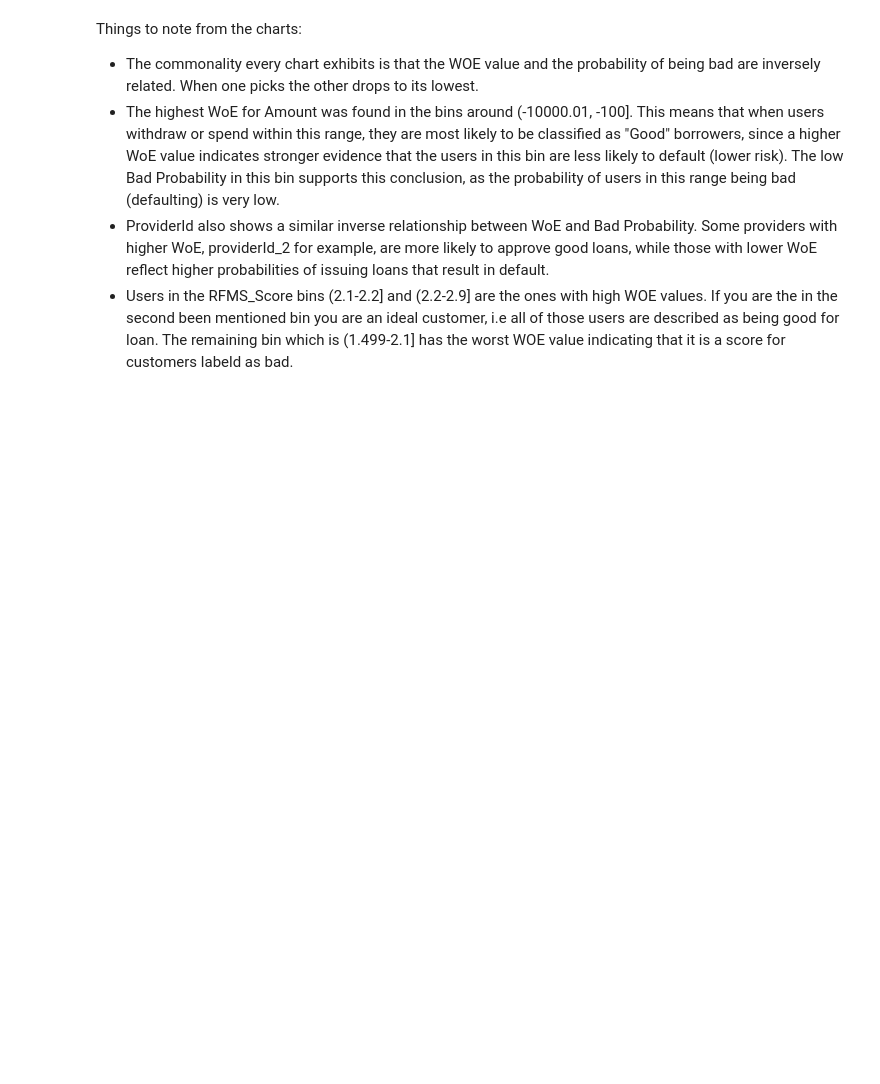
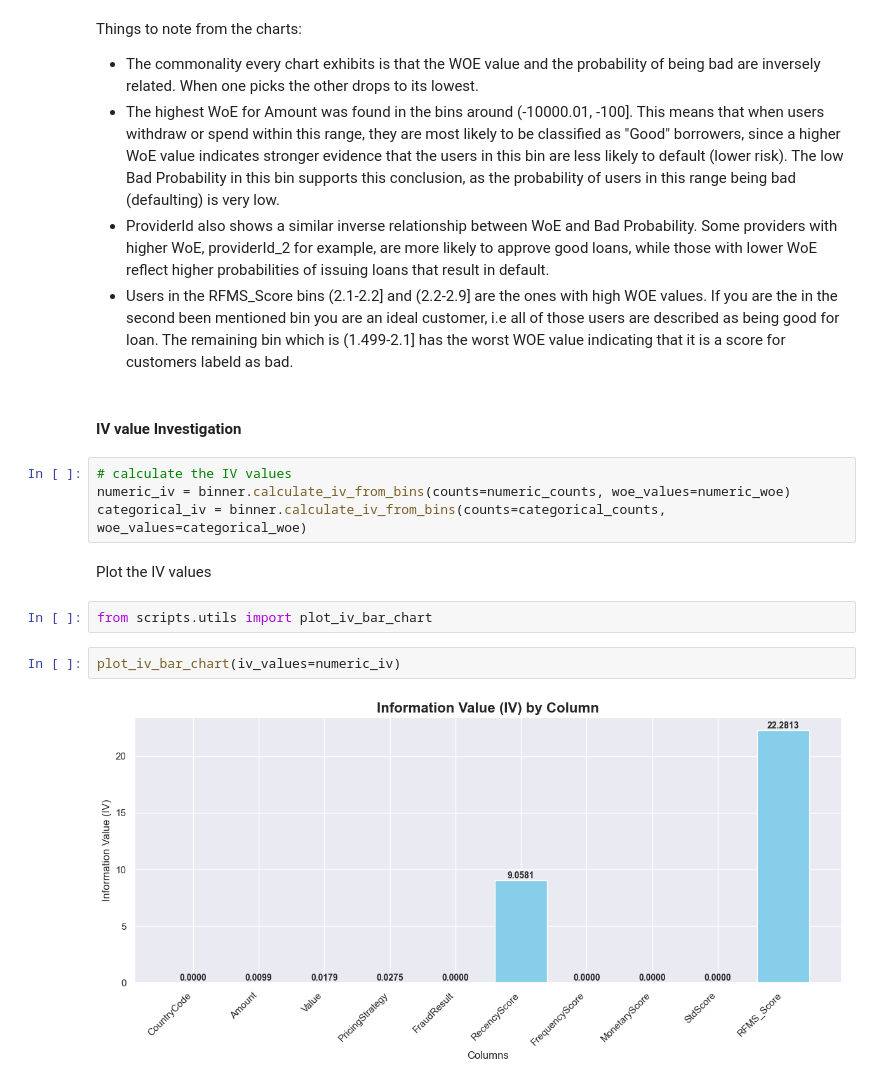
Before and after one commit to WildCayote/Bati-Bank-Credit-Scoring, a Jupyter notebook: notebooks/user_value_analysis.ipynb, the cells around one changed output. Drawn from its saved outputs; the diff is of its cells as text; blank space fills up the shorter version.

Commit message:
Feat: Finished IV calcualtion, plotting and investigation

```diff
--- a/notebooks/user_value_analysis.ipynb
+++ b/notebooks/user_value_analysis.ipynb
@@ -386,3 +386,17 @@ Things to note from the charts:
 - The highest WoE for Amount was found in the bins around (-10000.01, -100]. This means that when users withdraw or spend within this range, they are most likely to be classified as "Good" borrowers, since a higher WoE value indicates stronger evidence that the users in this bin are less likely to default (lower risk). The low Bad Probability in this bin supports this conclusion, as the probability of users in this range being bad (defaulting) is very low.
 - ProviderId also shows a similar inverse relationship between WoE and Bad Probability. Some providers with higher WoE, providerId_2 for example, are more likely to approve good loans, while those with lower WoE reflect higher probabilities of issuing loans that result in default.
 - Users in the RFMS_Score bins (2.1-2.2] and (2.2-2.9] are the ones with high WOE values. If you are the in the second been mentioned bin you are an ideal customer, i.e all of those users are described as being good for loan. The remaining bin which is (1.499-2.1] has the worst WOE value indicating that it is a score for customers labeld as bad.
+# %% [markdown]
+#### IV value Investigation
+# %%
+# calculate the IV values
+numeric_iv = binner.calculate_iv_from_bins(counts=numeric_counts, woe_values=numeric_woe)
+categorical_iv = binner.calculate_iv_from_bins(counts=categorical_counts, woe_values=categorical_woe)
+# %% [markdown]
+Plot the IV values
+# %%
+from scripts.utils import plot_iv_bar_chart
+# %%
+plot_iv_bar_chart(iv_values=numeric_iv)
+# %% [output]
+[figure, added]
```
Also changed, not shown: parts of 4 cells of this notebook, 2 other files.
